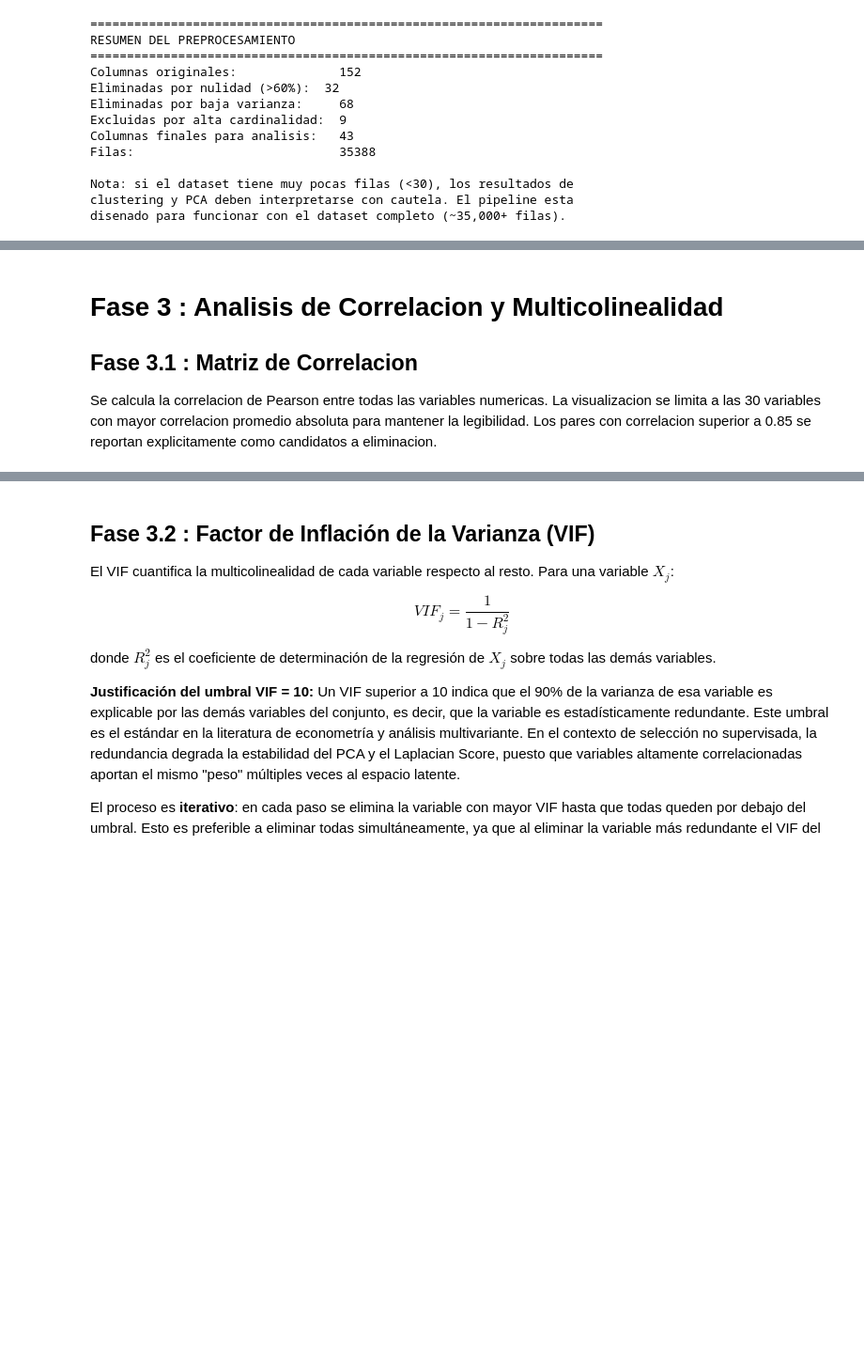
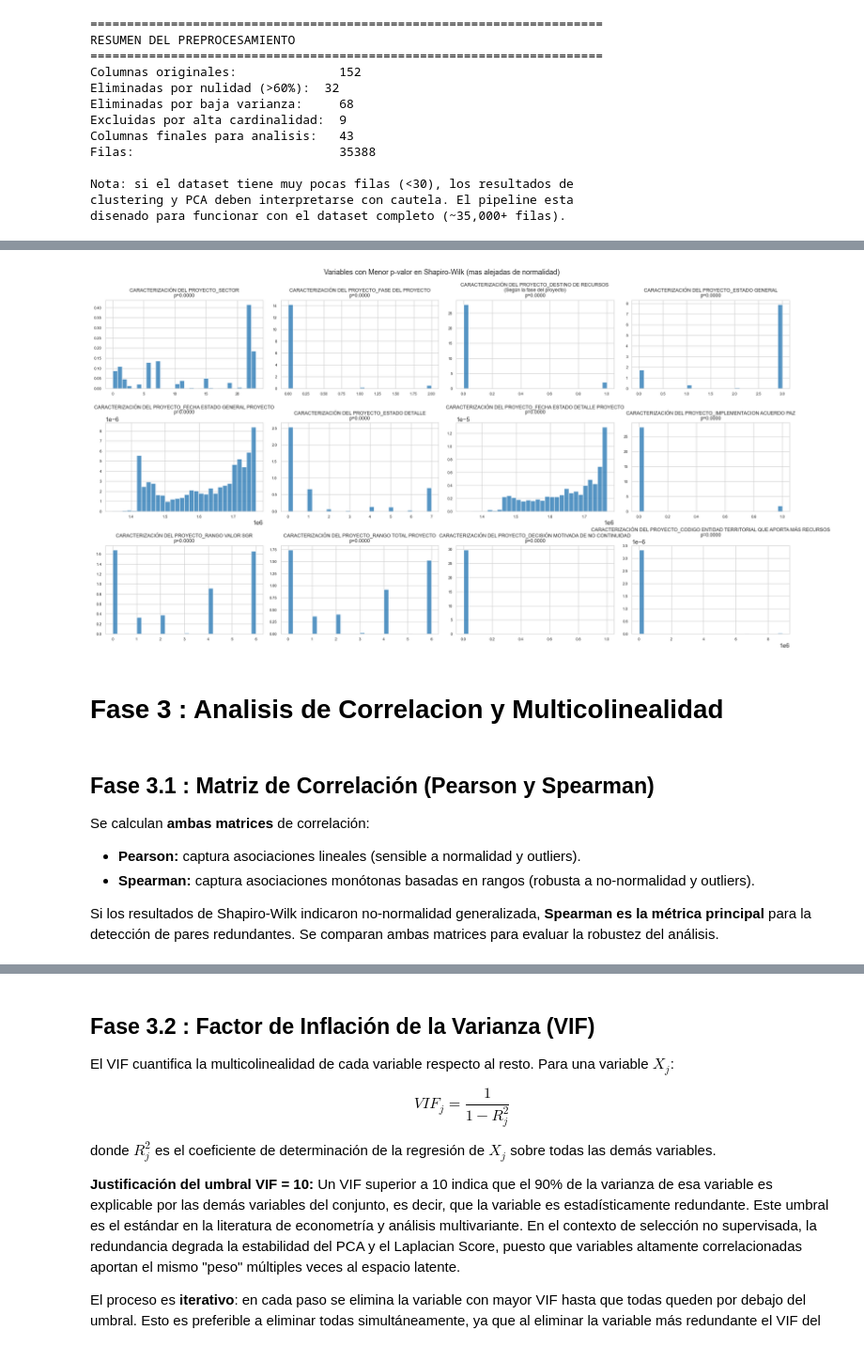
Before and after one commit to drambaut/Banco-de-ejecutores-del-SGR, a Jupyter notebook: notebooks/feature_selection/03_resultado_final.ipynb, the cells around one changed output, grey strips where cells are left out. Shown at 94% size. Saved outputs shown, nothing was run; the diff lists cells and outputs as text; code cells hidden in the pictures; blank space fills up the shorter version.

```diff
--- a/notebooks/feature_selection/03_resultado_final.ipynb
+++ b/notebooks/feature_selection/03_resultado_final.ipynb
@@ -715,10 +873,38 @@ disenado para funcionar con el dataset completo (~35,000+ filas).
+# %%
+# =====================================================================
+# FASE 2.6.1 : VISUALIZACION DE NORMALIDAD
+# =====================================================================
+
+# Histogramas de las 12 variables con menor p-valor (las mas no-normales)
+peores = df_shapiro.dropna(subset=["p_valor"]).nsmallest(12, "p_valor")
+
+fig, axes = plt.subplots(3, 4, figsize=(18, 10))
+axes = axes.flatten()
+
+for idx, (_, row) in enumerate(peores.iterrows()):
+    var = row["Variable"]
+    ax = axes[idx]
+    datos = df_num[var].dropna()
+    ax.hist(datos, bins=30, color="#2c7bb6", edgecolor="white", alpha=0.8, density=True)
+    ax.set_title(f"{var}\np={row['p_valor']:.4f}", fontsize=9)
+    ax.tick_params(labelsize=7)
+
+plt.suptitle("Variables con Menor p-valor en Shapiro-Wilk (mas alejadas de normalidad)", fontsize=13)
+plt.tight_layout()
+plt.show()
+# %% [output]
+[figure, added]
+# %% [markdown]
+# Fase 3 : Analisis de Correlacion y Multicolinealidad
 # %% [markdown]
-# Fase 3 : Analisis de Correlacion y Multicolinealidad
+## Fase 3.1 : Matriz de Correlación (Pearson y Spearman)
 
-## Fase 3.1 : Matriz de Correlacion
+Se calculan **ambas matrices** de correlación:
+- **Pearson:** captura asociaciones lineales (sensible a normalidad y outliers).
+- **Spearman:** captura asociaciones monótonas basadas en rangos (robusta a
+  no-normalidad y outliers).
 
-Se calcula la correlacion de Pearson entre todas las variables numericas. La
-visualizacion se limita a las 30 variables con mayor correlacion promedio absoluta
-para mantener la legibilidad. Los pares con correlacion superior a 0.85 se
-reportan explicitamente como candidatos a eliminacion.
+Si los resultados de Shapiro-Wilk indicaron no-normalidad generalizada,
+**Spearman es la métrica principal** para la detección de pares redundantes.
+Se comparan ambas matrices para evaluar la robustez del análisis.
 # %%
```
Also changed, not shown: parts of 23 cells of this notebook.
